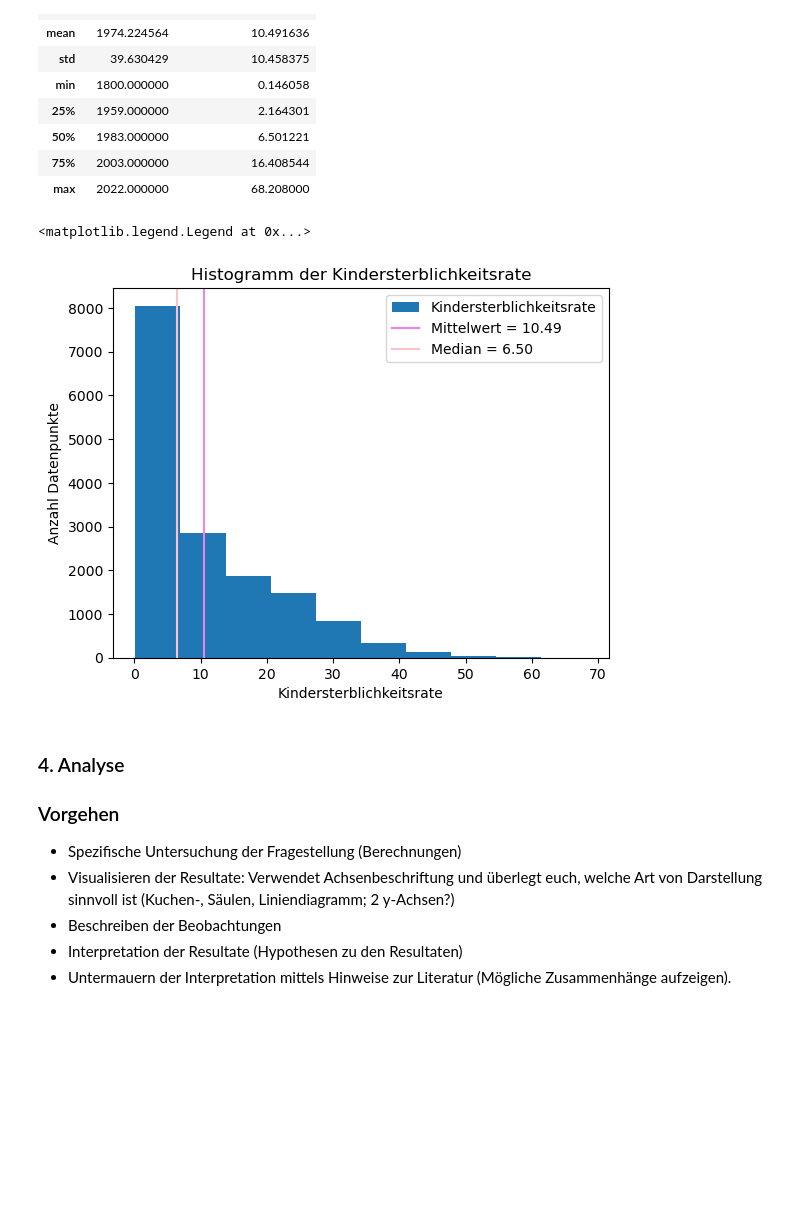
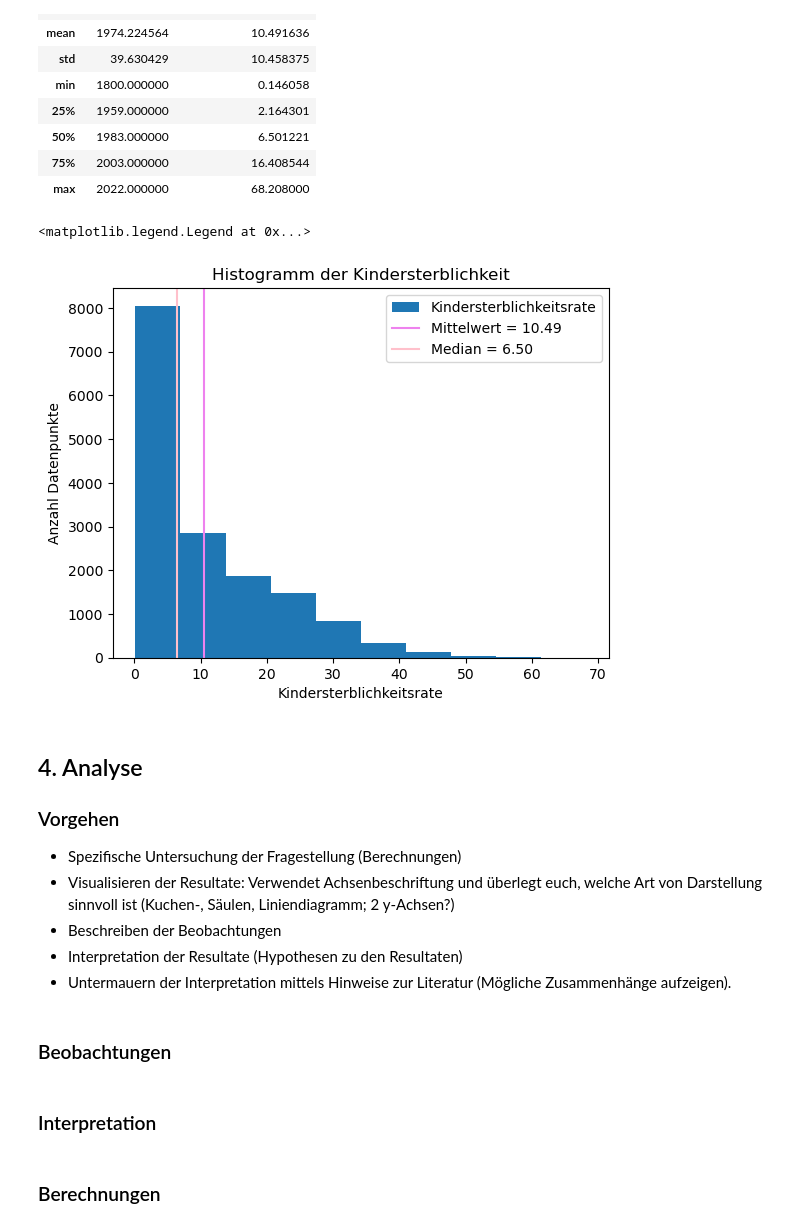
Before and after one commit to 12Lisa12/Pandas-LN, a Jupyter notebook: Grundgerüst_Leistungsnachweis.ipynb, the cells around one changed output. Cells and saved outputs as stored; diff of their text form; code cells hidden in the pictures; blank space fills up the shorter version.

Commit message:
Analyse begonnen

```diff
--- a/Grundgerüst_Leistungsnachweis.ipynb
+++ b/Grundgerüst_Leistungsnachweis.ipynb
@@ -199,21 +199,21 @@ df.describe()
 | 75% | 2003.000000 | 16.408544 |
 | max | 2022.000000 | 68.208000 |
 # %%
-g = df ['Kindersterblichkeitsrate'].plot(kind='hist', bins=10, title='Histogramm der Kindersterblichkeitsrate',
+g = df ['Kindersterblichkeitsrate'].plot(kind='hist', bins=10, title='Histogramm der Kindersterblichkeit',
                                          xlabel='Kindersterblichkeitsrate', ylabel='Anzahl Datenpunkte')
 mean = df['Kindersterblichkeitsrate'].mean()
 g.axvline(x=df['Kindersterblichkeitsrate'].mean(), color = 'violet', label=f'Mittelwert = {mean:.2f}')
 
 median = df['Kindersterblichkeitsrate'].median()
 g.axvline(x=df['Kindersterblichkeitsrate'].median(), color='pink',label=f'Median = {median:.2f}')
 g.legend()
 
 # bins anpassen evtl.
 # %% [output]
 <matplotlib.legend.Legend at 0x...>
-[figure, old version]
+[figure, new version]
 # %% [markdown]
-### 4. Analyse
+## 4. Analyse
 
 ### Vorgehen
 - Spezifische Untersuchung der Fragestellung (Berechnungen)
@@ -221,3 +221,9 @@ g.legend()
 - Beschreiben der Beobachtungen
 - Interpretation der Resultate (Hypothesen zu den Resultaten)
 - Untermauern der Interpretation mittels Hinweise zur Literatur (Mögliche Zusammenhänge aufzeigen).
+# %% [markdown]
+### Beobachtungen
+# %% [markdown]
+### Interpretation
+# %% [markdown]
+### Berechnungen
```
Also changed, not shown: parts of 6 cells of this notebook.
